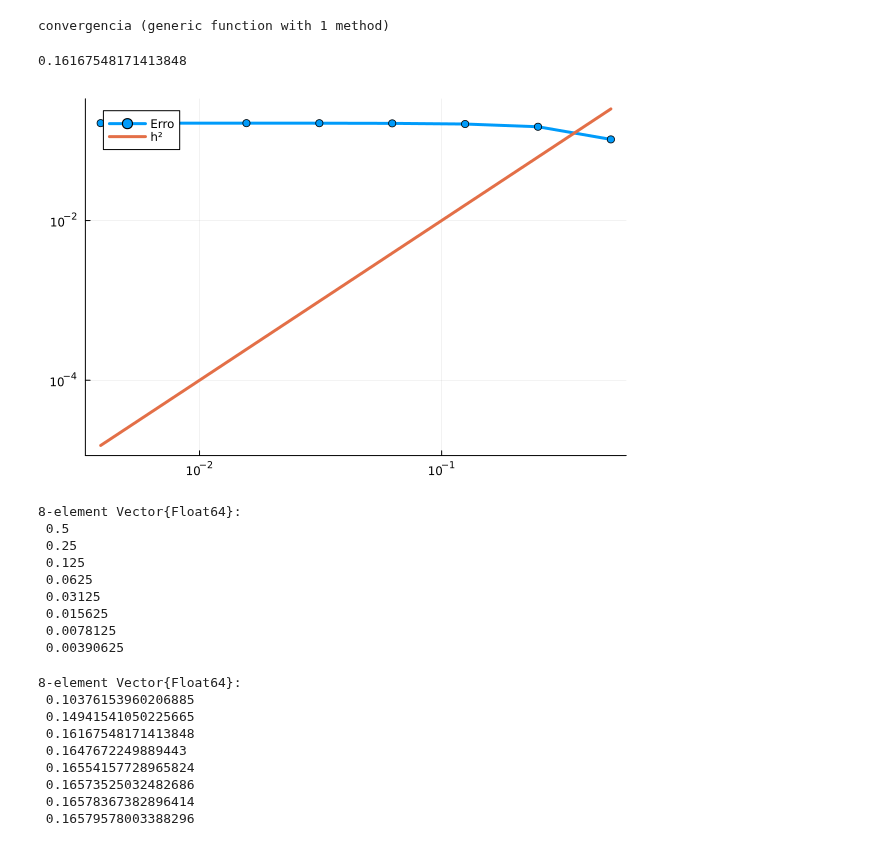
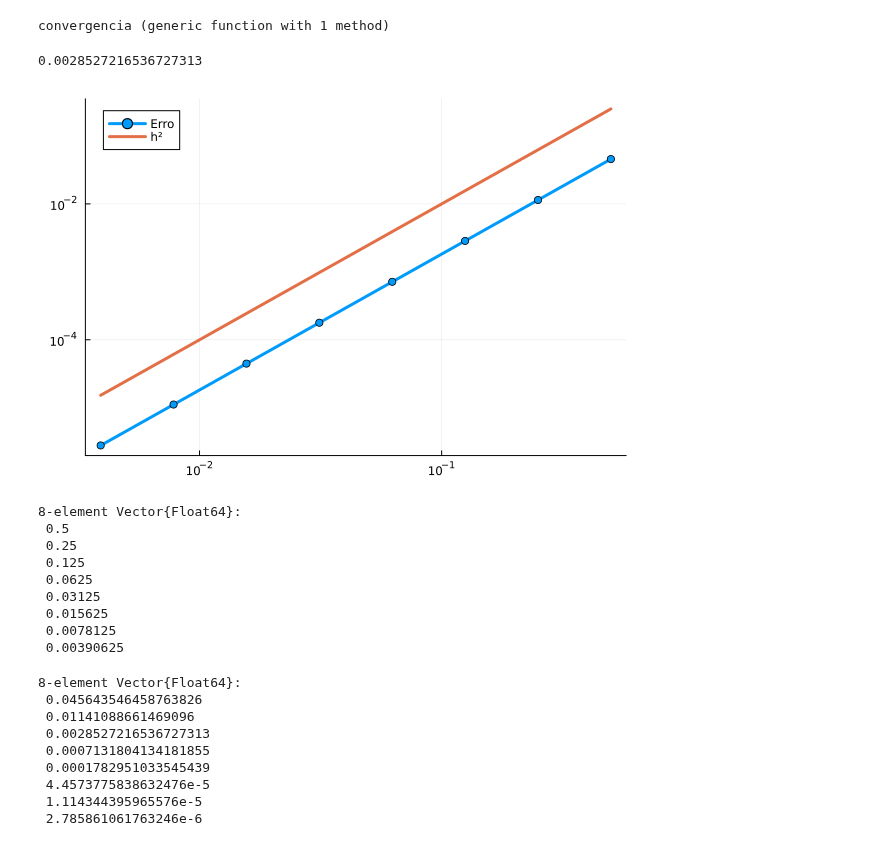
Before and after one commit to CarlosEduardoValladares/Elementos-Finitos-2024.2, a Jupyter notebook: trabalho_final.ipynb, the cells around one changed output. Cells and saved outputs as stored; diff of their text form; code cells hidden in the pictures.

```diff
--- a/trabalho_final.ipynb
+++ b/trabalho_final.ipynb
@@ -270,7 +270,9 @@ function solve_problem(α::Float64, β::Float64, ne::Int64, T::Float64, g::Funct
     Cⁿ_2 = zeros(m, 1)
 
     #interpolando C0
-    Cⁿ_1 = u_0.(map_index_to_coord.(1:m, ne))
+    Cⁿ_1 = u_0.(map_index_to_coord.(2:m+1, ne))
+
+    #display(Cⁿ_1)
 
     erros_iteracoes = []
     push!(erros_iteracoes, erro_L2((x) -> u(x, t[1]), [Cⁿ_1;0], ne, npg_erro, EQoLG))
@@ -287,7 +289,9 @@ function solve_problem(α::Float64, β::Float64, ne::Int64, T::Float64, g::Funct
     #display(F)
     #display(G)
 
-    Cⁿ = collect(K \ (((τ * F) + (K * Cⁿ_1) - (τ * G))))
+    Cⁿ = collect(K \ (((τ * F) + (K * Cⁿ_1) + (τ * G))))
+
+    #display(Cⁿ)
 
     #t1 correção
 
@@ -302,13 +306,15 @@ function solve_problem(α::Float64, β::Float64, ne::Int64, T::Float64, g::Funct
     #display(F)
     #display(G)
 
-    Cⁿ = collect(K \ (((τ * F) + (K * Cⁿ_1) - (τ * G))))
+    Cⁿ = collect(K \ (((τ * F) + (K * Cⁿ_1) + (τ * G))))
+
+    #display(Cⁿ)
 
     Cⁿ_2 = Cⁿ_1
     Cⁿ_1 = Cⁿ
 
     push!(erros_iteracoes, erro_L2((x) -> u(x, t[2]), [Cⁿ;0], ne, npg_erro, EQoLG))
-    #plot_exact_and_numerical(ne, (x) -> (u(x, t[2])), [0; Cⁿ ;0], true)
+    #plot_exact_and_numerical(ne, (x) -> (u(x,t[2])), [0; Cⁿ ;0], true)
 
     for n in 2:N
 
@@ -324,7 +330,9 @@ function solve_problem(α::Float64, β::Float64, ne::Int64, T::Float64, g::Funct
         #display(F)
         #display(G)
 
-        Cⁿ = collect(K \ (((τ * F) + (K * Cⁿ_1) - (τ * G))))
+        Cⁿ = collect(K \ (((τ * F) + (K * Cⁿ_1) + (τ * G))))
+
+        #display(Cⁿ)
 
         Cⁿ_2 = Cⁿ_1
         Cⁿ_1 = Cⁿ
@@ -432,6 +440,22 @@ function get_test_data(test_num::Int64)
         f  = (x, t) -> 2.0*t*(x^2 - x) - 4.0
 
         T = 1.0
+        ne = 4
+        npgs = [2, 5, 5, 5]
+
+        return [α, β, ne, T, g, f, u, u0, npgs]
+    end
+
+    if(test_num == 7)
+        α = 1.0
+        β = 1.0
+
+        u  = (x, t) -> (x^2 - x)
+        u0 = (x) -> (x^2 - x)
+        g  = (s) -> (s^2)/2
+        f  = (x, t) -> (x^2 - x)*(2*x - 1)
+
+        T = 1.0
         ne = 8
         npgs = [2, 5, 5, 5]
 
@@ -464,17 +488,17 @@ end
 # %% [output]
 convergencia (generic function with 1 method)
 # %%
-display(solve_problem(get_test_data(6)...))
+display(solve_problem(get_test_data(7)...))
 # %% [output]
-0.16167548171413848
+0.0028527216536727313
 # %%
-h_list, errors_list = convergencia(get_convergence_test_data(6, 8)...)
+h_list, errors_list = convergencia(get_convergence_test_data(7, 8)...)
 plot_error_curves(h_list, errors_list)
 
 display(h_list)
 display(errors_list)
 # %% [output]
-[figure, old version]
+[figure, new version]
 8-element Vector{Float64}:
  0.5
  0.25
@@ -485,11 +509,11 @@ display(errors_list)
  0.0078125
  0.00390625
 8-element Vector{Float64}:
- 0.10376153960206885
- 0.14941541050225665
- 0.16167548171413848
- 0.1647672249889443
- 0.16554157728965824
- 0.16573525032482686
- 0.16578367382896414
- 0.16579578003388296
+ 0.045643546458763826
+ 0.01141088661469096
+ 0.0028527216536727313
+ 0.0007131804134181855
+ 0.0001782951033545439
+ 4.4573775838632476e-5
+ 1.114344395965576e-5
+ 2.785861061763246e-6
```
